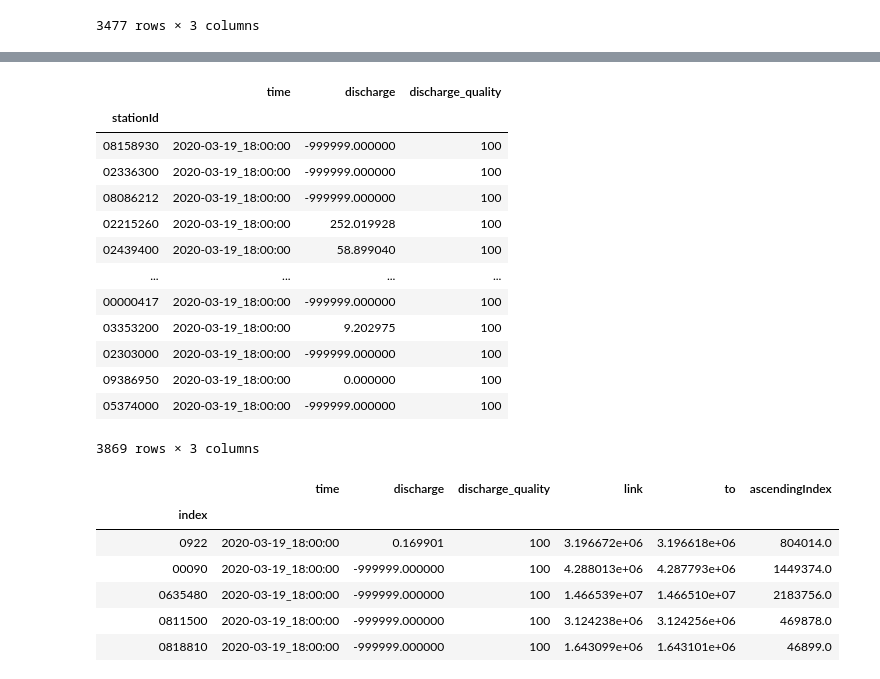
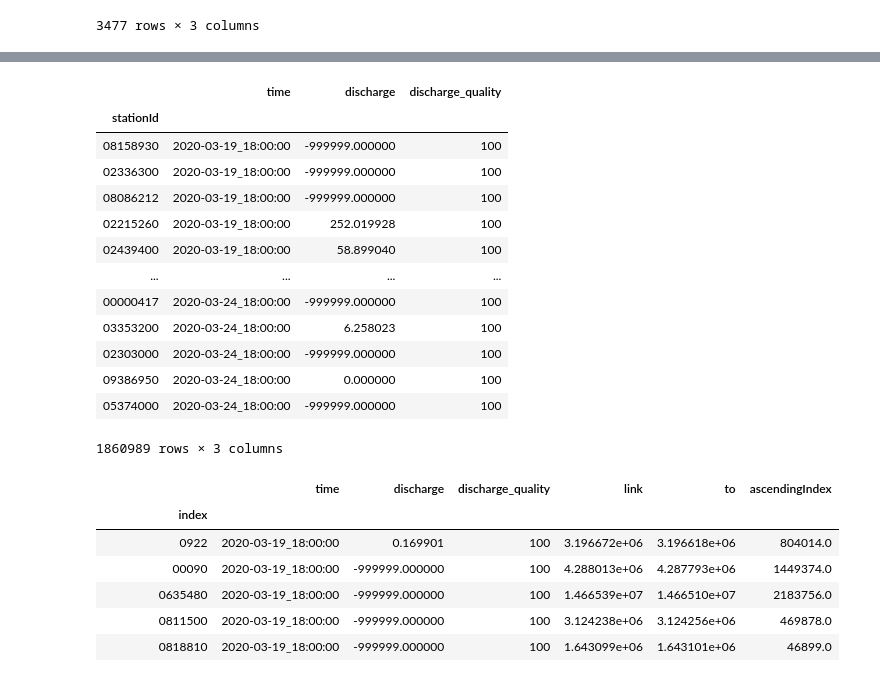
Before and after one commit to NOAA-OWP/t-route, a Jupyter notebook: src/python_routing_v02/usgs_test.ipynb, the cells around one changed output, grey strips where cells are left out. Saved outputs shown, nothing was run; the diff lists cells and outputs as text; code cells hidden in the pictures.

Commit message:
minor changes to input of data_assimilation

```diff
--- a/src/python_routing_v02/usgs_test.ipynb
+++ b/src/python_routing_v02/usgs_test.ipynb
@@ -398,30 +418,31 @@ df
 # %%
 
 # usgs_files = glob.glob(usgs_timeslices_folder + file_name)
-ds = xr.open_dataset("/home/jacob.hreha/github/troute/t-route/test/input/geo/nudgingTimeSliceObs/" + file_name)
+# ds = xr.open_dataset("/home/jacob.hreha/github/troute/t-route/test/input/geo/nudgingTimeSliceObs/" + file_name)
+ds = xr.open_mfdataset("/home/jacob.hreha/github/troute/t-route/test/input/geo/nudgingTimeSliceObs/*",combine='nested',concat_dim='stationIdInd')
 df2 = ds.to_dataframe()
 df2['stationId'] = df2['stationId'].str.decode('utf-8')
 df2['time'] = df2['time'].str.decode('utf-8')
 df2 = df2.reset_index()
 df2.drop(df2.columns.difference(['stationId','time','discharge','discharge_quality']), 1, inplace=True)
 df2.reset_index()
 df2.set_index('stationId', inplace=True)
 df2
 # %% [output]
 |  | time | discharge | discharge_quality |
 | stationId |  |  |  |
 | 08158930 | 2020-03-19_18:00:00 | -999999.000000 | 100 |
 | 02336300 | 2020-03-19_18:00:00 | -999999.000000 | 100 |
 | 08086212 | 2020-03-19_18:00:00 | -999999.000000 | 100 |
 | 02215260 | 2020-03-19_18:00:00 | 252.019928 | 100 |
 | 02439400 | 2020-03-19_18:00:00 | 58.899040 | 100 |
 | ... | ... | ... | ... |
-| 00000417 | 2020-03-19_18:00:00 | -999999.000000 | 100 |
-| 03353200 | 2020-03-19_18:00:00 | 9.202975 | 100 |
-| 02303000 | 2020-03-19_18:00:00 | -999999.000000 | 100 |
-| 09386950 | 2020-03-19_18:00:00 | 0.000000 | 100 |
-| 05374000 | 2020-03-19_18:00:00 | -999999.000000 | 100 |
+| 00000417 | 2020-03-24_18:00:00 | -999999.000000 | 100 |
+| 03353200 | 2020-03-24_18:00:00 | 6.258023 | 100 |
+| 02303000 | 2020-03-24_18:00:00 | -999999.000000 | 100 |
+| 09386950 | 2020-03-24_18:00:00 | 0.000000 | 100 |
+| 05374000 | 2020-03-24_18:00:00 | -999999.000000 | 100 |
-3869 rows × 3 columns
+1860989 rows × 3 columns
 # %%
 mod2 = df2.join(df)
 mod2 = mod2.reset_index()
```
Also changed, not shown: parts of 4 cells of this notebook, 3 other files.
